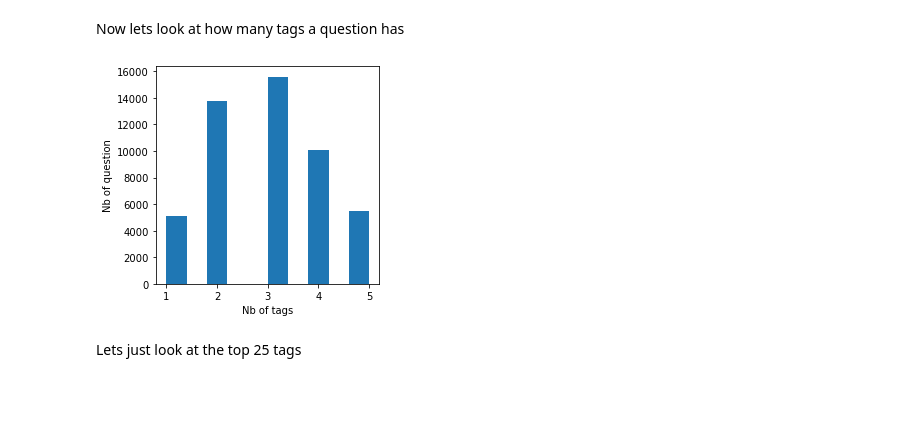
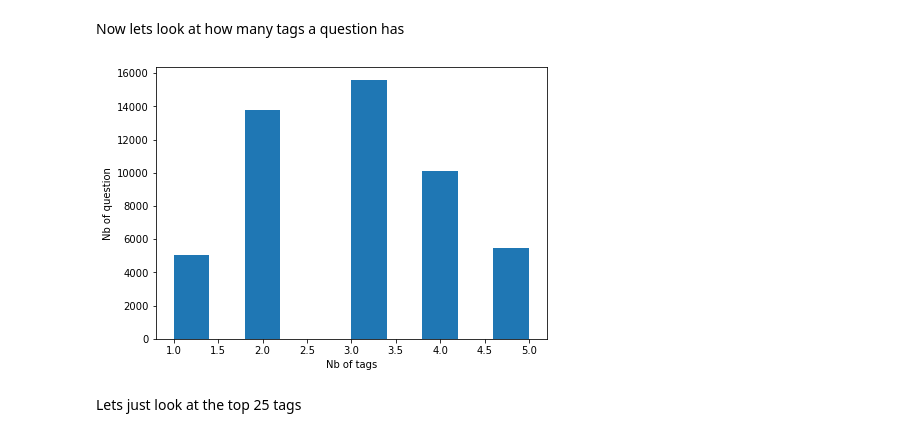
Before and after one commit to Jeremynadal33/categorize_question_API, a Jupyter notebook: cleaning.ipynb, the cells around one changed output. Cells and saved outputs as stored; diff of their text form; code cells hidden in the pictures; blank space fills up the shorter version.

```diff
--- a/cleaning.ipynb
+++ b/cleaning.ipynb
@@ -159,15 +125,15 @@ plt.show()
 # %% [markdown]
 Now lets look at how many tags a question has
 # %%
-plt.figure(figsize=(4,4))
+plt.figure(figsize=(7,5))
 data['nb_tags'].hist()
 plt.grid(None)
 plt.ylabel('Nb of question')
 plt.xlabel('Nb of tags')
 plt.savefig(png_dir+'nb_tags.png')
 plt.show()
 # %% [output]
-[figure, old version]
+[figure, new version]
 # %% [markdown]
 Lets just look at the top 25 tags
 # %%
```
Also changed, not shown: parts of 10 cells of this notebook, 12 other files.
